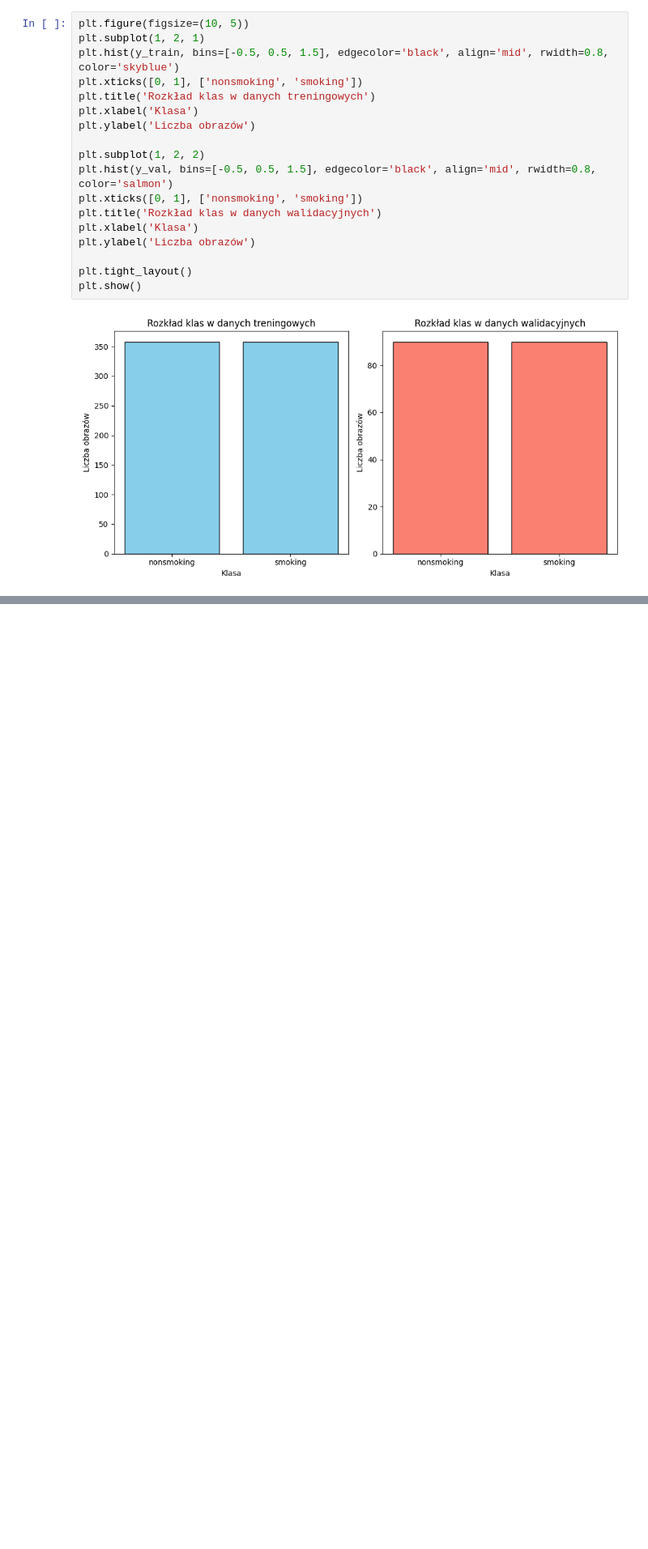
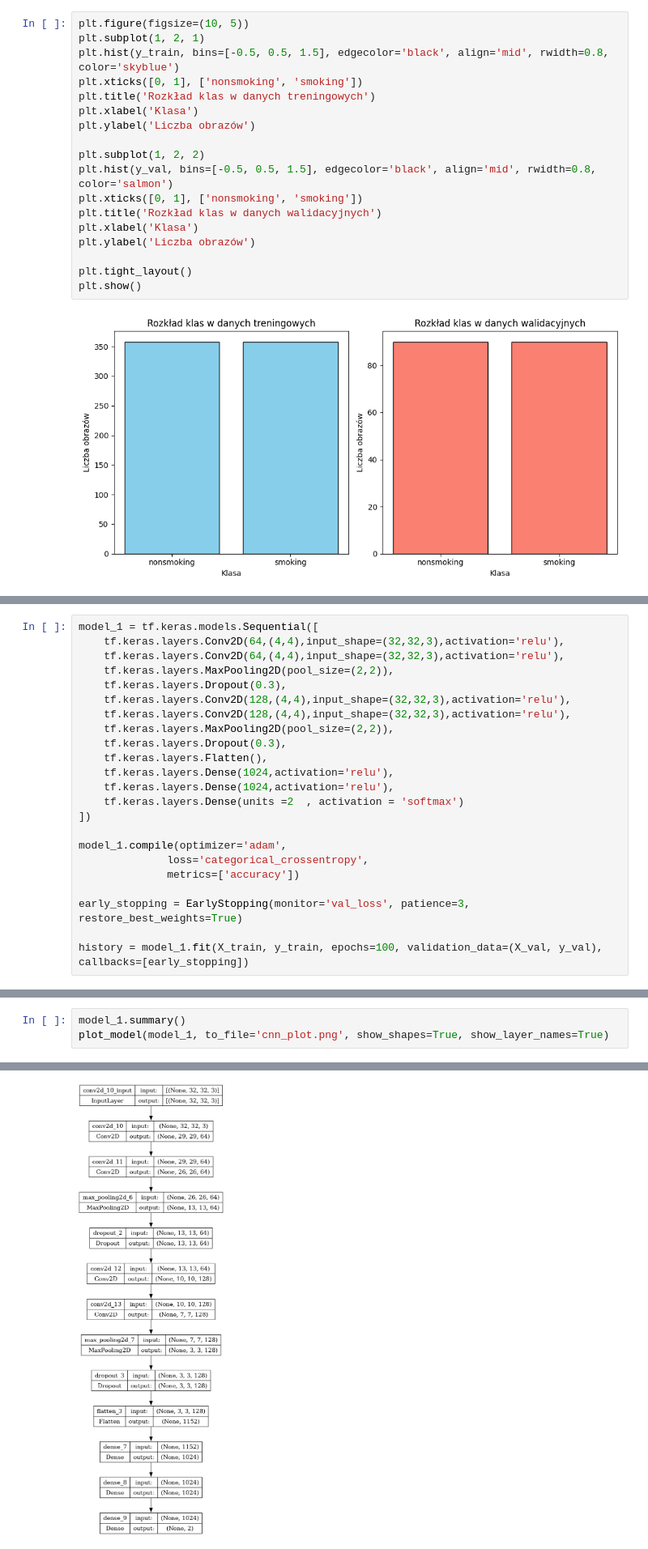
Before and after one commit to jroznerski/smokers_detection, a Jupyter notebook: smoker-detection-notebook.ipynb, the cells around one changed output, grey strips where cells are left out. Shown at 81% size. Drawn from its saved outputs; the diff is of its cells as text; blank space fills up the shorter version.

```diff
--- a/smoker-detection-notebook.ipynb
+++ b/smoker-detection-notebook.ipynb
@@ -202,0 +262,23 @@ Epoch 4/100
+# %%
+model_1 = tf.keras.models.Sequential([
+    tf.keras.layers.Conv2D(64,(4,4),input_shape=(32,32,3),activation='relu'),
+    tf.keras.layers.Conv2D(64,(4,4),input_shape=(32,32,3),activation='relu'),
+    tf.keras.layers.MaxPooling2D(pool_size=(2,2)),
+    tf.keras.layers.Dropout(0.3),
+    tf.keras.layers.Conv2D(128,(4,4),input_shape=(32,32,3),activation='relu'),
+    tf.keras.layers.Conv2D(128,(4,4),input_shape=(32,32,3),activation='relu'),
+    tf.keras.layers.MaxPooling2D(pool_size=(2,2)),
+    tf.keras.layers.Dropout(0.3),
+    tf.keras.layers.Flatten(),
+    tf.keras.layers.Dense(1024,activation='relu'),
+    tf.keras.layers.Dense(1024,activation='relu'),
+    tf.keras.layers.Dense(units =2  , activation = 'softmax')
+])
+
+model_1.compile(optimizer='adam',
+              loss='categorical_crossentropy',
+              metrics=['accuracy'])
+
+early_stopping = EarlyStopping(monitor='val_loss', patience=3, restore_best_weights=True)
+
+history = model_1.fit(X_train, y_train, epochs=100, validation_data=(X_val, y_val), callbacks=[early_stopping])
@@ -202,0 +295,4 @@ Epoch 4/100
+# %%
+model_1.summary()
+plot_model(model_1, to_file='cnn_plot.png', show_shapes=True, show_layer_names=True)
+# %% [output]
@@ -202,0 +316 @@ Epoch 4/100
+[figure, added]
```
Also changed, not shown: parts of 20 cells of this notebook.
